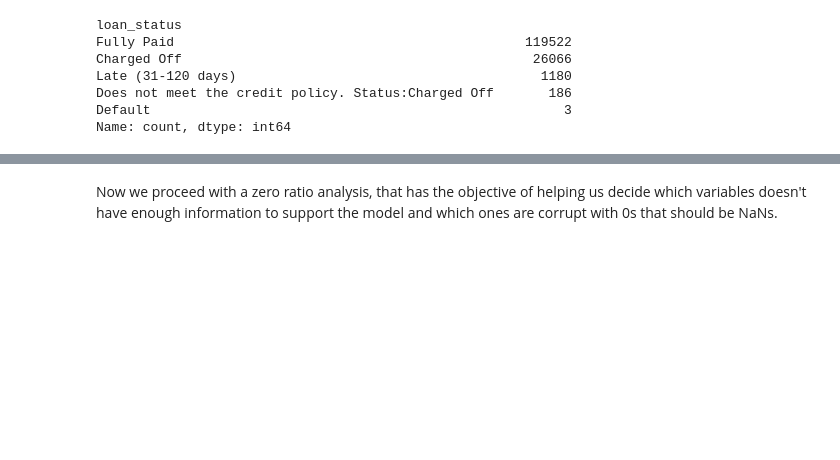
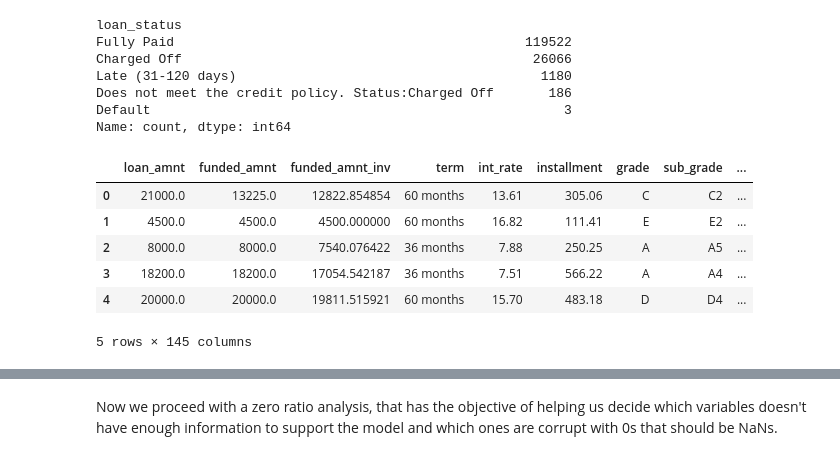
Before and after one commit to 4GeeksAcademy/final_project_creditscoring, a Jupyter notebook: notebooks/EDA.ipynb, the cells around one changed output, grey strips where cells are left out. Cells and saved outputs as stored; diff of their text form; code cells hidden in the pictures; blank space fills up the shorter version.

```diff
--- a/notebooks/EDA.ipynb
+++ b/notebooks/EDA.ipynb
@@ -559,6 +545,16 @@ Late (31-120 days)                                       1180
 Does not meet the credit policy. Status:Charged Off       186
 Default                                                     3
 Name: count, dtype: int64
+# %%
+df_target.head()
+# %% [output]
+|  | loan_amnt | funded_amnt | funded_amnt_inv | term | int_rate | installment | grade | sub_grade | ... |
+| 0 | 21000.0 | 13225.0 | 12822.854854 | 60 months | 13.61 | 305.06 | C | C2 | ... |
+| 1 | 4500.0 | 4500.0 | 4500.000000 | 60 months | 16.82 | 111.41 | E | E2 | ... |
+| 2 | 8000.0 | 8000.0 | 7540.076422 | 36 months | 7.88 | 250.25 | A | A5 | ... |
+| 3 | 18200.0 | 18200.0 | 17054.542187 | 36 months | 7.51 | 566.22 | A | A4 | ... |
+| 4 | 20000.0 | 20000.0 | 19811.515921 | 60 months | 15.70 | 483.18 | D | D4 | ... |
+5 rows × 145 columns
 # %%
 # # Function to inspect unique values and their prevalence
 # def inspect_categories(dataframe, column_list):
```
Also changed, not shown: parts of 24 cells of this notebook.
